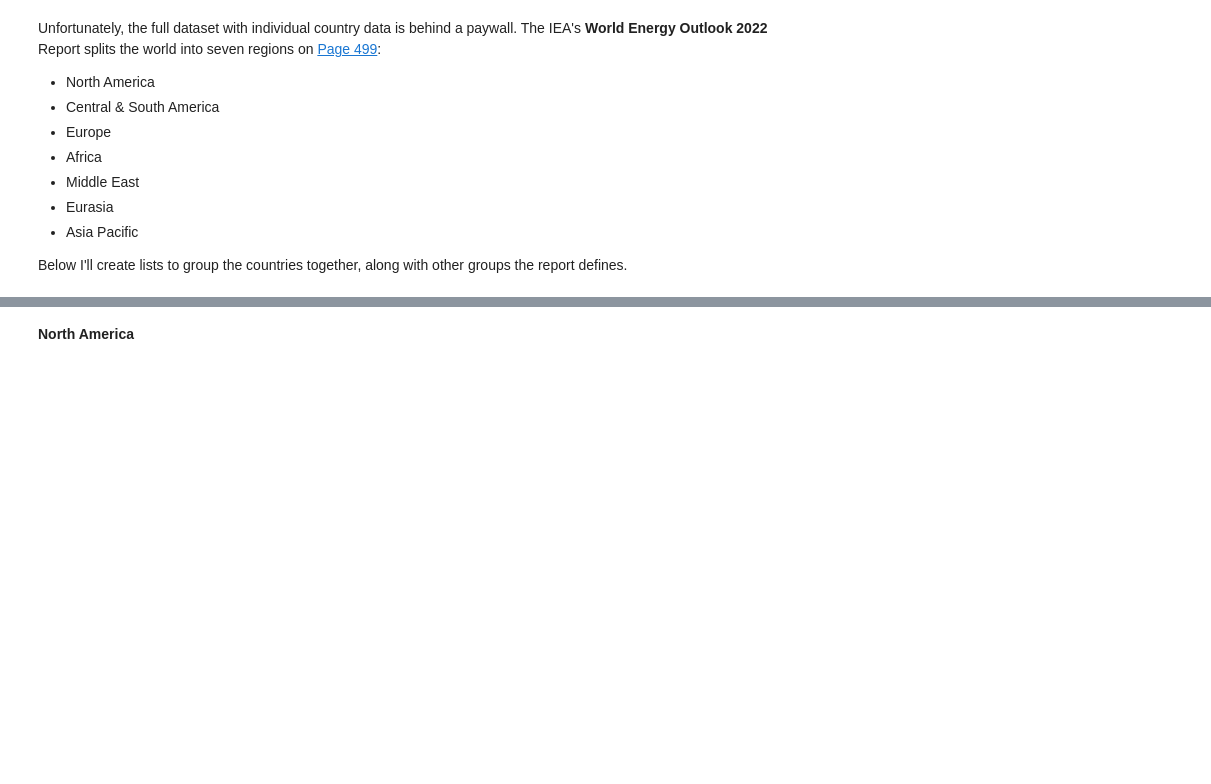
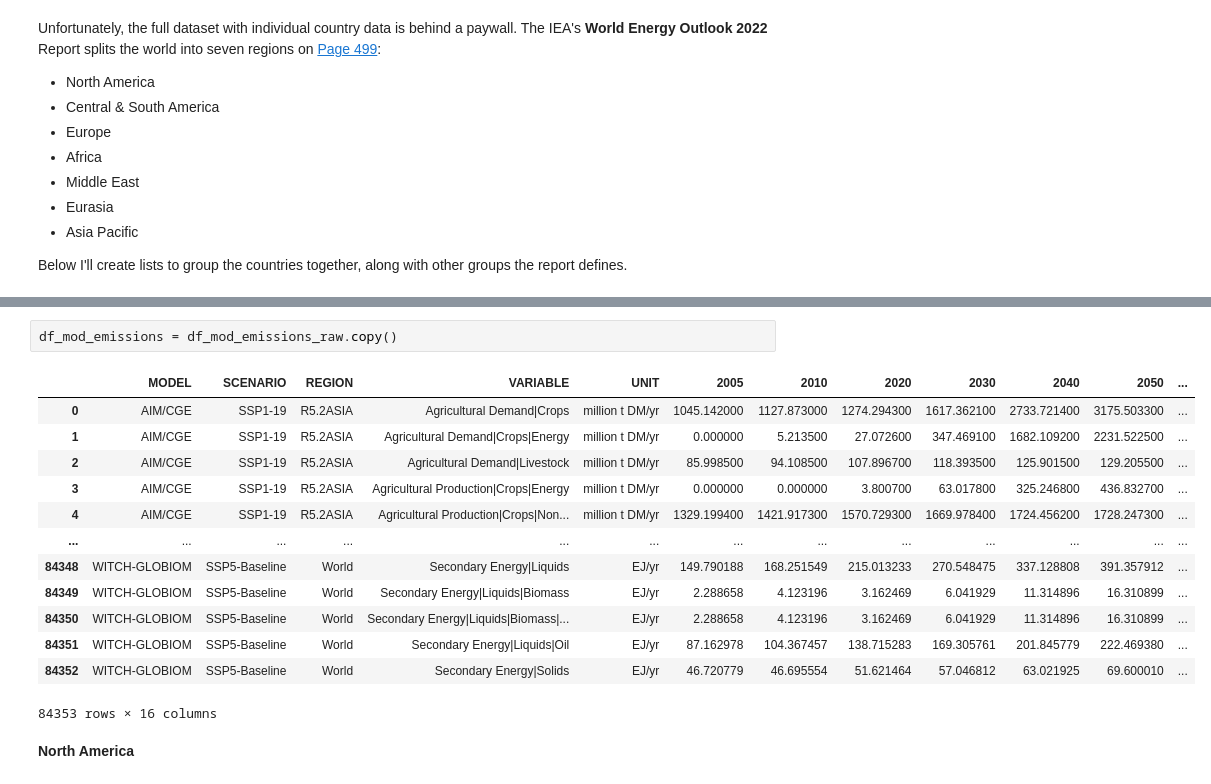
Before and after one commit to FunkyTable/Energy_Production_Time_Series_Projection, a Jupyter notebook: student.ipynb, the cells around one changed output, grey strips where cells are left out. Cells and saved outputs as stored; diff of their text form; blank space fills up the shorter version.

```diff
--- a/student.ipynb
+++ b/student.ipynb
@@ -1213,3 +1383,19 @@ Below I'll create lists to group the countries together, along with other groups
+# %%
+df_mod_emissions = df_mod_emissions_raw.copy()
+# %% [output]
+|  | MODEL | SCENARIO | REGION | VARIABLE | UNIT | 2005 | 2010 | 2020 | 2030 | 2040 | 2050 | ... |
+| 0 | AIM/CGE | SSP1-19 | R5.2ASIA | Agricultural Demand|Crops | million t DM/yr | 1045.142000 | 1127.873000 | 1274.294300 | 1617.362100 | 2733.721400 | 3175.503300 | ... |
+| 1 | AIM/CGE | SSP1-19 | R5.2ASIA | Agricultural Demand|Crops|Energy | million t DM/yr | 0.000000 | 5.213500 | 27.072600 | 347.469100 | 1682.109200 | 2231.522500 | ... |
+| 2 | AIM/CGE | SSP1-19 | R5.2ASIA | Agricultural Demand|Livestock | million t DM/yr | 85.998500 | 94.108500 | 107.896700 | 118.393500 | 125.901500 | 129.205500 | ... |
+| 3 | AIM/CGE | SSP1-19 | R5.2ASIA | Agricultural Production|Crops|Energy | million t DM/yr | 0.000000 | 0.000000 | 3.800700 | 63.017800 | 325.246800 | 436.832700 | ... |
+| 4 | AIM/CGE | SSP1-19 | R5.2ASIA | Agricultural Production|Crops|Non... | million t DM/yr | 1329.199400 | 1421.917300 | 1570.729300 | 1669.978400 | 1724.456200 | 1728.247300 | ... |
+| ... | ... | ... | ... | ... | ... | ... | ... | ... | ... | ... | ... | ... |
+| 84348 | WITCH-GLOBIOM | SSP5-Baseline | World | Secondary Energy|Liquids | EJ/yr | 149.790188 | 168.251549 | 215.013233 | 270.548475 | 337.128808 | 391.357912 | ... |
+| 84349 | WITCH-GLOBIOM | SSP5-Baseline | World | Secondary Energy|Liquids|Biomass | EJ/yr | 2.288658 | 4.123196 | 3.162469 | 6.041929 | 11.314896 | 16.310899 | ... |
+| 84350 | WITCH-GLOBIOM | SSP5-Baseline | World | Secondary Energy|Liquids|Biomass|... | EJ/yr | 2.288658 | 4.123196 | 3.162469 | 6.041929 | 11.314896 | 16.310899 | ... |
+| 84351 | WITCH-GLOBIOM | SSP5-Baseline | World | Secondary Energy|Liquids|Oil | EJ/yr | 87.162978 | 104.367457 | 138.715283 | 169.305761 | 201.845779 | 222.469380 | ... |
+| 84352 | WITCH-GLOBIOM | SSP5-Baseline | World | Secondary Energy|Solids | EJ/yr | 46.720779 | 46.695554 | 51.621464 | 57.046812 | 63.021925 | 69.600010 | ... |
+84353 rows × 16 columns
 # %% [markdown]
 **North America**
 # %%
```
Also changed, not shown: parts of 56 cells of this notebook.
